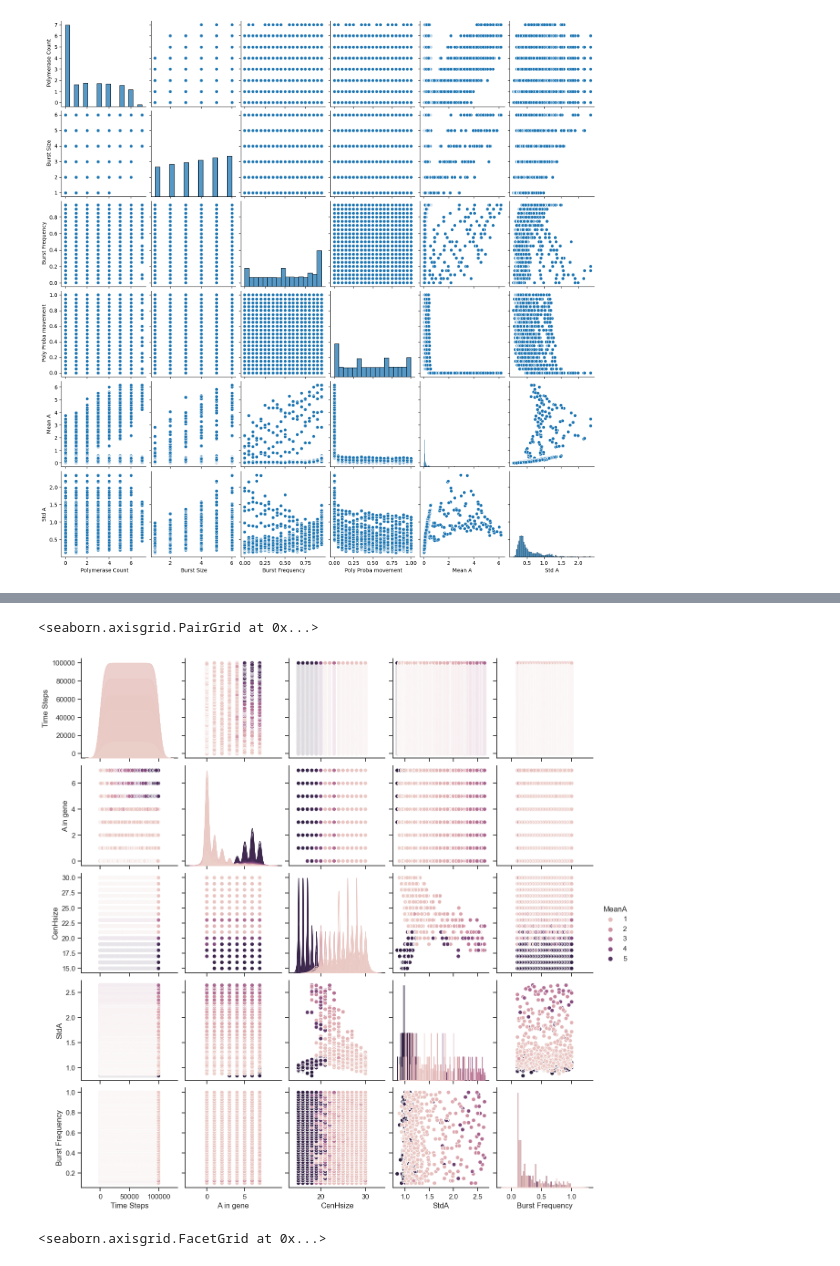
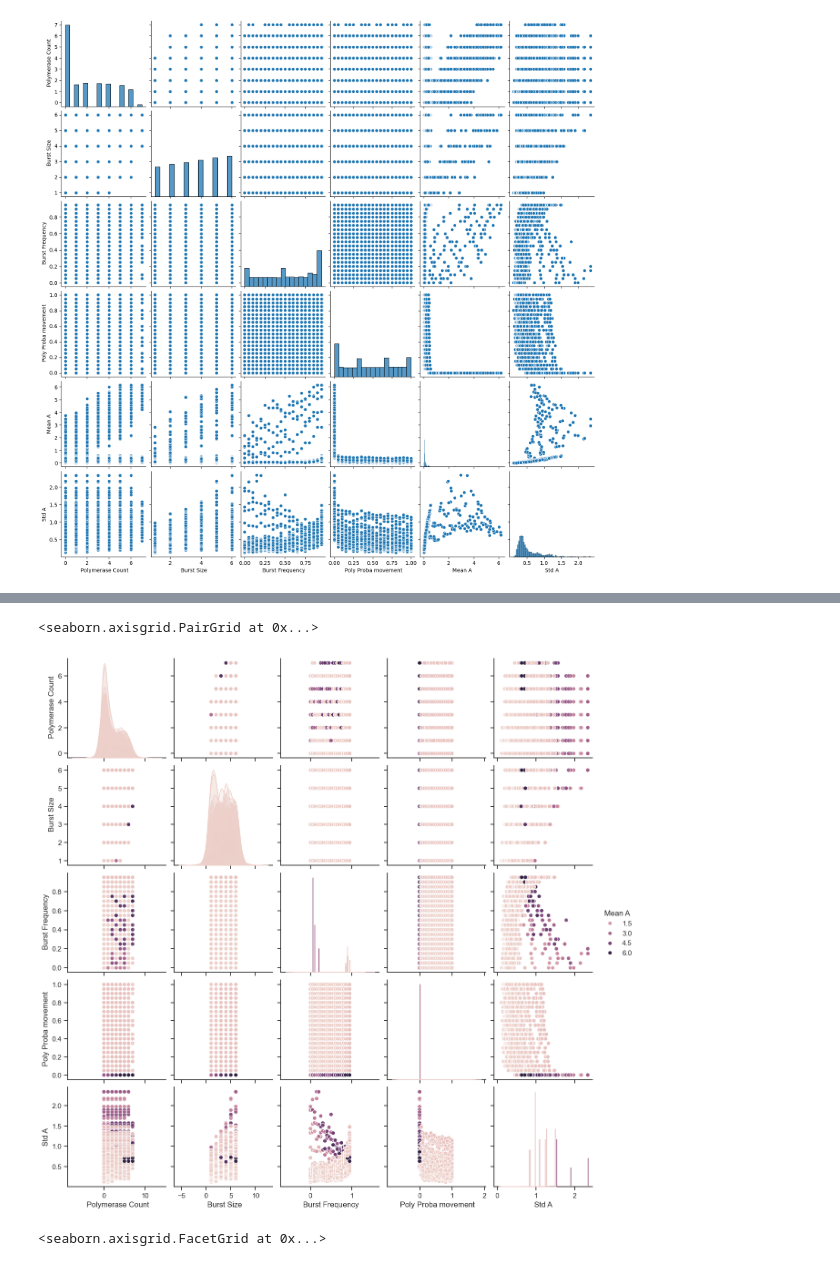
Before and after one commit to Adrien-Berard/InternshipKU, a Jupyter notebook: ModellingChromatine/read_scan_cenH.ipynb, the cells around one changed output, grey strips where cells are left out. Cells and saved outputs as stored; diff of their text form; code cells hidden in the pictures.

```diff
--- a/ModellingChromatine/read_scan_cenH.ipynb
+++ b/ModellingChromatine/read_scan_cenH.ipynb
@@ -103,9 +116,9 @@ g.despine(left=True, bottom=True)
 # %%
 sns.set_theme(style="ticks")
-sns.pairplot(df, hue="MeanA")
+sns.pairplot(newdf, hue="Mean A")
 # %% [output]
 <seaborn.axisgrid.PairGrid at 0x...>
-[figure, old version]
+[figure, new version]
 # %%
 cmap = sns.cubehelix_palette(rot=-.2, as_cmap=True)
 g = sns.relplot(
```
Also changed, not shown: parts of 2 cells of this notebook.
